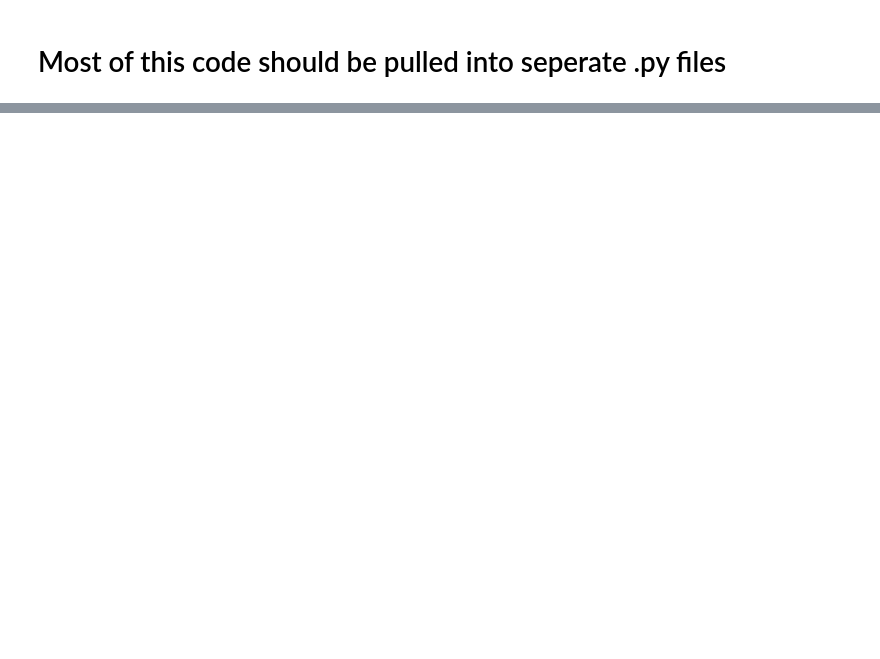
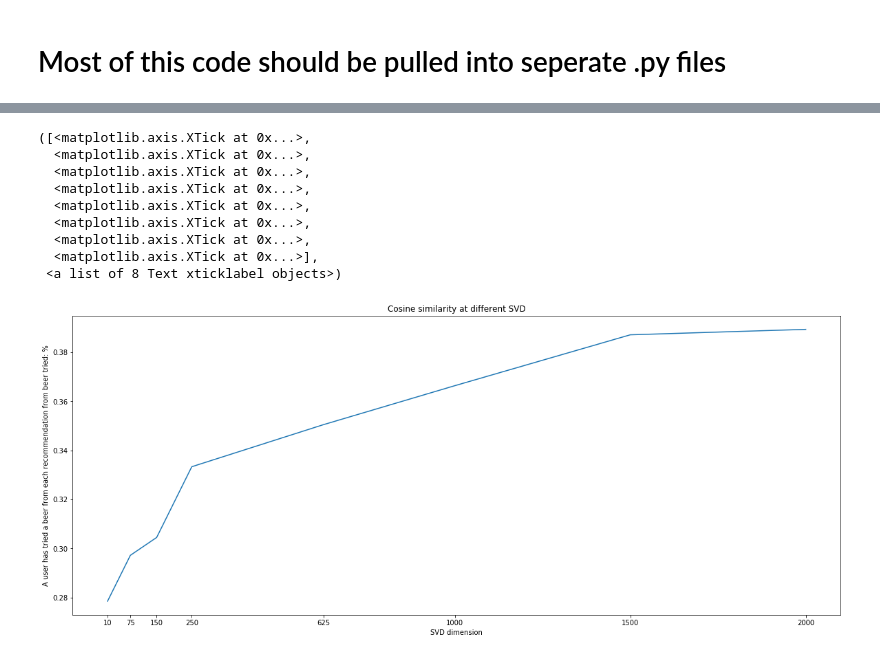
Before and after one commit to SethDKelly/BeerRecommender, a Jupyter notebook: Similarity_comparisons.ipynb, the cells around one changed output, grey strips where cells are left out. Saved outputs shown, nothing was run; the diff lists cells and outputs as text; code cells hidden in the pictures; blank space fills up the shorter version.

```diff
--- a/Similarity_comparisons.ipynb
+++ b/Similarity_comparisons.ipynb
@@ -98 +103,4 @@ matrix = svd.fit_transform(X)
+# %%
+components = [10, 75, 150, 250, 625, 1000, 1500, 2000]
+matrices = [TruncatedSVD(n_components=n_comp, random_state=3).fit_transform(X) for n_comp in components]
 # %%
@@ -115,3 +151,0 @@ recommendation_precision.append(precision / len(test_matrix.columns))
-# %%
-cosine_sim = linear_kernel(matrix, matrix)
-cosine_sim = normalize(cosine_sim)
@@ -117,0 +173,23 @@ cosine_sim = normalize(cosine_sim)
+# %%
+recommendation_precision = []
+user_has_tried = []
+
+for trial in matrices :
+    cosine_sim = linear_kernel(trial, trial)
+    cosine_sim = normalize(cosine_sim)
+
+    precision = 0
+    user_tried = 0
+
+    for name in test_matrix.columns : # name will be a column (profile name) from matrix
+        user_list = list(test_matrix[test_matrix[name] > 0].index) # List of beers that the user drank
+        benchmark = 0 # instantiating if any beers were drank from list of recommended
+        for beer in user_list :
+            recommended_beers = set(cosine_recommendations(beer))
+            if recommended_beers & set(user_list) :
+                benchmark += 1
+        if benchmark > 0 :
+            user_tried += 1
+        precision += benchmark / len(user_list)
+    recommendation_precision.append(precision / len(test_matrix.columns))
+    user_has_tried.append(user_tried / len(test_matrix.columns))
@@ -118,2 +218,22 @@ cosine_sim = normalize(cosine_sim)
+# %%
+%matplotlib inline
+
+plt.figure(figsize=[20,8])
+plt.plot(components, recommendation_precision)
+plt.title('Cosine similarity at different SVD')
+plt.ylabel('A user has tried a beer from each recommendation from beer tried: %')
+plt.xlabel('SVD dimension')
+plt.xticks(components)
+# %% [output]
+([<matplotlib.axis.XTick at 0x...>,
+  <matplotlib.axis.XTick at 0x...>,
+  <matplotlib.axis.XTick at 0x...>,
+  <matplotlib.axis.XTick at 0x...>,
+  <matplotlib.axis.XTick at 0x...>,
+  <matplotlib.axis.XTick at 0x...>,
+  <matplotlib.axis.XTick at 0x...>,
+  <matplotlib.axis.XTick at 0x...>],
+ <a list of 8 Text xticklabel objects>)
+[figure, added]
 # %%
 recommendation_precision = []
```
Also changed, not shown: parts of 16 cells of this notebook.
